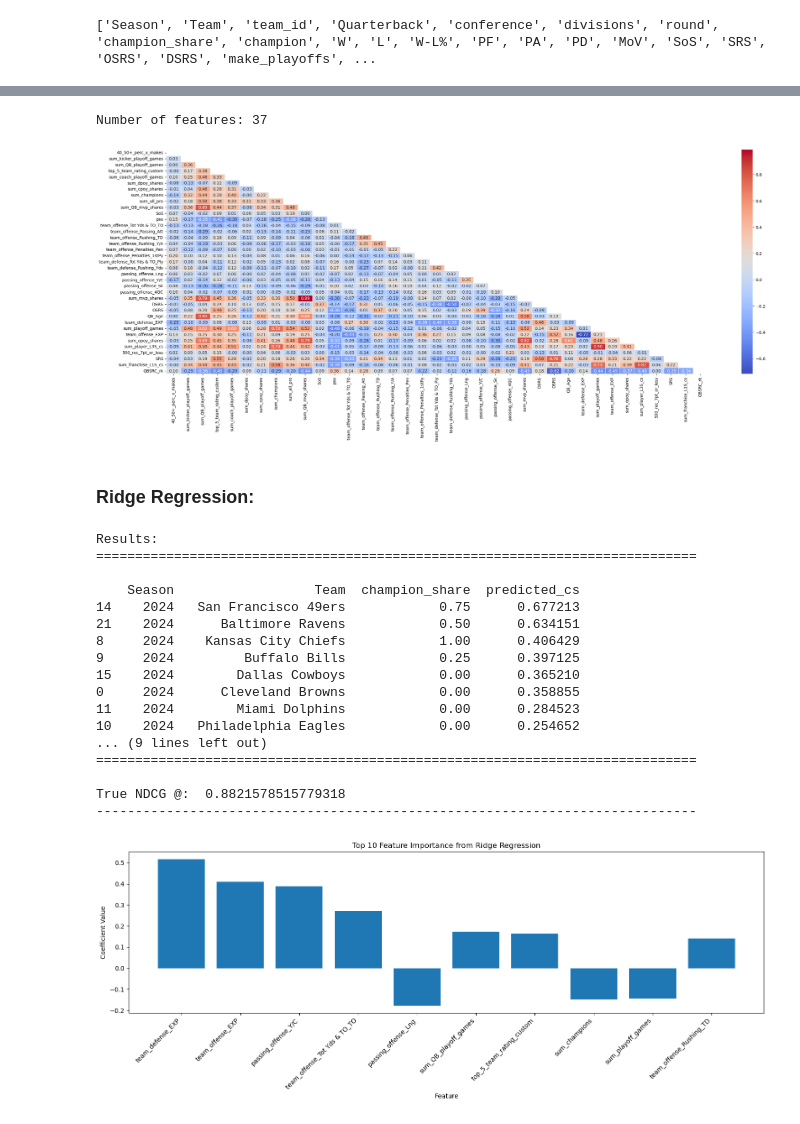
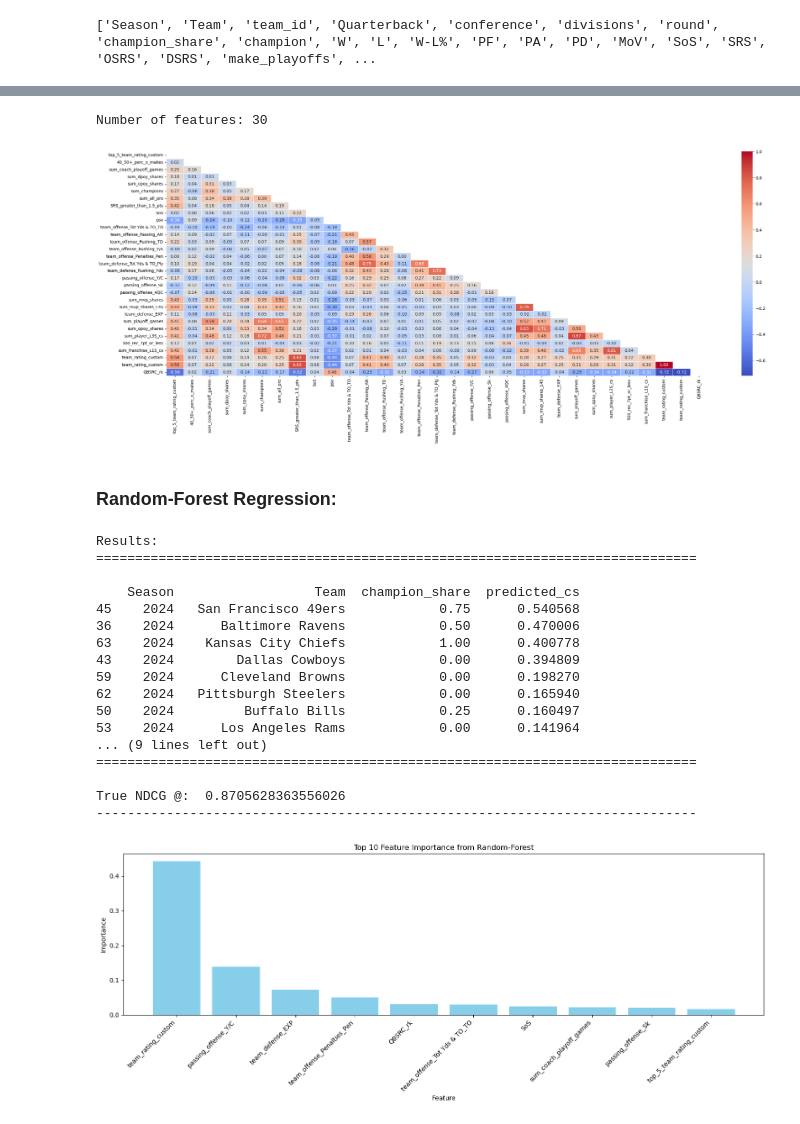
Before and after one commit to allenjake440/NFL_Champion, a Jupyter notebook: nfl_champ_ml.ipynb, the cells around one changed output, grey strips where cells are left out. Drawn from its saved outputs; the diff is of its cells as text; code cells hidden in the pictures.

```diff
--- a/nfl_champ_ml.ipynb
+++ b/nfl_champ_ml.ipynb
@@ -42,7 +44,7 @@ print(list(df.columns))
 ['Season', 'Team', 'team_id', 'Quarterback', 'conference', 'divisions', 'round', 'champion_share', 'champion', 'W', 'L', 'W-L%', 'PF', 'PA', 'PD', 'MoV', 'SoS', 'SRS', 'OSRS', 'DSRS', 'make_playoffs', ...
 # %%
 data_columns = ['QBSRC_rk','W', 'L', 'W-L%', 'PF', 'PA', 'PD', 'MoV', 'SoS', 'SRS', 'OSRS', 'DSRS', 'make_playoffs',
-                'seed', '1_seed', '2_seed', '3_seed', '4_seed', '5_seed', '6_seed', 'playoff_games', 'playoff_wins',
+                'seed', '1_seed', '2_seed', '3_seed', '4_seed', '5_seed', '6_seed', '7_seed', 'playoff_games', 'playoff_wins',
                 'team_offense_PF', 'team_offense_Tot Yds & TO_Yds', 'team_offense_Tot Yds & TO_Ply', 'team_offense_Tot Yds & TO_Y/P',
                 'team_offense_Tot Yds & TO_TO', 'team_offense_Tot Yds & TO_FL', 'team_offense_Tot Yds & TO_1stD', 'team_offense_Tot Yds & TO_Cmp',
                 'team_offense_Tot Yds & TO_Att', 'team_offense_Passing_Yds', 'team_offense_Passing_TD', 'team_offense_Passing_Int', 'team_offense_Passing_NY/A',
@@ -62,7 +64,8 @@ data_columns = ['QBSRC_rk','W', 'L', 'W-L%', 'PF', 'PA', 'PD', 'MoV', 'SoS', 'SR
                 'sum_champion_shares', 'sum_champions', 'sum_playoff_games', 'sum_mvp_shares_L4S', 'sum_dpoy_shares_L4S', 'sum_player_L1S_cs',
                 'sum_player_L3S_cs', 'sum_player_L5S_cs', 'sum_player_L8S_cs', 'conference_record', 'divisions_record', 'sum_coach_playoff_games',
                 'sum_kicker_playoff_games', '40_50+_perc_x_makes', 'Scoring_FG%', 'Scoring_Lng', 'Scoring_XP%', 'break_even_over500_PD',
-                'sum_QB_playoff_games', 'QB_Age', 'sum_QB_mvp_shares', 'sum_franchise_L1S_cs', 'sum_franchise_L3S_cs', 'sum_franchise_L5S_cs', 'sum_franchise_L8S_cs', 'team_rating_custom', 'QB_2_or_more_GWD', '500_rec_7pt_or_less', '625_rec',  'SRS_greater_than_1.5_pts', 'team_rating_custom', 'rank_team_rating_custom', 'top_5_team_rating_custom']
+                'sum_QB_playoff_games', 'QB_Age', 'sum_QB_mvp_shares', 'sum_franchise_L1S_cs', 'sum_franchise_L3S_cs', 'sum_franchise_L5S_cs',
+                  'sum_franchise_L8S_cs', 'team_rating_custom', 'QB_2_or_more_GWD', '500_rec_7pt_or_less', '625_rec',  'SRS_greater_than_1.5_pts', 'team_rating_custom', 'rank_team_rating_custom', 'top_5_team_rating_custom', 'top_7_QBSRC']
 
 df= df.dropna(subset=data_columns)
 data = df[data_columns].copy()
@@ -99,13 +103,13 @@ Columns that were removed:
 # %%
-features = ['40_50+_perc_x_makes', 'sum_kicker_playoff_games', 'sum_QB_playoff_games', 'top_5_team_rating_custom',
-           'sum_coach_playoff_games', 'sum_dpoy_shares', 'sum_cpoy_shares', 'sum_champions', 'sum_all_pro', 'sum_QB_mvp_shares',
+features = ['top_5_team_rating_custom', '40_50+_perc_x_makes',
+           'sum_coach_playoff_games', 'sum_dpoy_shares', 'sum_cpoy_shares', 'sum_champions', 'sum_all_pro','SRS_greater_than_1.5_pts',
 
             'SoS', 'pso',
-           'team_offense_Tot Yds & TO_TO', 'team_offense_Passing_Att', 'team_offense_Rushing_TD', 'team_offense_Rushing_Y/A', 'team_offense_Penalties_Pen' , 'team_offense_Penalties_1stPy',
-            'team_defense_Tot Yds & TO_Ply', 'team_defense_Rushing_Yds', 'passing_offense_Lng', 'passing_offense_Y/C',
-            'passing_offense_Sk', 'passing_offense_4QC', 'sum_mvp_shares', 'DSRS', 'OSRS', 'QB_Age',
+           'team_offense_Tot Yds & TO_TO', 'team_offense_Passing_Att', 'team_offense_Rushing_TD', 'team_offense_Rushing_Y/A', 'team_offense_Penalties_Pen' ,
+            'team_defense_Tot Yds & TO_Ply', 'team_defense_Rushing_Yds', 'passing_offense_Y/C',
+            'passing_offense_Sk', 'passing_offense_4QC', 'sum_mvp_shares', 'sum_mvp_shares_L4S',
 
-             'team_defense_EXP', 'sum_playoff_games', 'team_offense_EXP', 'sum_opoy_shares', 'sum_player_L3S_cs','500_rec_7pt_or_less', 'SRS', 'sum_franchise_L1S_cs', 'QBSRC_rk'
+             'team_defense_EXP', 'sum_playoff_games', 'sum_opoy_shares', 'sum_player_L3S_cs','500_rec_7pt_or_less', 'sum_franchise_L1S_cs', 'team_rating_custom', 'QBSRC_rk'
            ]
 
 
@@ -113,7 +117,7 @@ num_features = len(features)
 
 print(f"Number of features: {num_features}")
 # %% [output]
-Number of features: 37
+Number of features: 30
 # %%
 selected_features_data = data[features]
 correlation_matrix = selected_features_data.corr()
@@ -122,9 +126,9 @@ plt.figure(figsize=(30, 10))
 sns.heatmap(correlation_matrix, annot=True, cmap="coolwarm", fmt=".2f", linewidths=.5, mask=mask)
 plt.show()
 # %% [output]
-[figure, old version]
+[figure, new version]
 # %% [markdown]
-### Ridge Regression:
+### Random-Forest Regression:
 # %%
 df = pd.read_csv("NFL Champion RawData.csv")
 df = df.fillna(0)
@@ -145,10 +149,17 @@ sc.fit(train[features])
 train[features] = sc.transform(train[features])
 test[features] = sc.transform(test[features])
 
-rig = Ridge(alpha=0.5)
-rig.fit(train[features], train["champion_share"])
+rf = RandomForestRegressor(
+    n_estimators=35,
+    max_depth=3,
+    min_samples_split=5,
+    min_samples_leaf=2,
+    random_state=5
+)
 
-predictions = rig.predict(test[features])
+rf.fit(train[features], train["champion_share"])
+
+predictions = rf.predict(test[features])
 predictions = pd.DataFrame(predictions, columns=["predicted_cs"], index=test.index)
 frame = pd.concat([test[["Season", "Team", "champion_share"]], predictions], axis=1)
 frame.sort_values(["Season", "predicted_cs"], inplace=True, ascending=[False, False])
@@ -165,55 +176,50 @@ def ndcg_at_k(r, k):
         idcg = np.sum(np.sort(r)[::-1] / np.log2(np.arange(2, r.size + 2)))
         return dcg / idcg
     return 0.
 
 def calculate_ndcg(df, k=14):
     true_relevance = df['champion_share'].values
     return ndcg_at_k(true_relevance, k)
 
 ndcg_score_true = calculate_ndcg(frame, k=14)
 
 print("NDCG Scores: ")
 print("=============================================================================\n")
 print("True NDCG @: ", ndcg_score_true)
 print("-----------------------------------------------------------------------------\n")
 
-coefficients = rig.coef_
-feature_coefficients = dict(zip(features, coefficients))
-sorted_feature_coefficients = sorted(feature_coefficients.items(), key=lambda x: abs(x[1]), reverse=True)
+rf_importance = rf.feature_importances_
+sorted_idx = np.argsort(rf_importance)[::-1]
+top_features = [features[i] for i in sorted_idx[:10]]
+importance_values = rf_importance[sorted_idx[:10]]
 
-top_features = sorted_feature_coefficients[:10]
-features_names = [x[0] for x in top_features]
-coeff_values = [x[1] for x in top_features]
-
-
-# Plot the chart
 plt.figure(figsize=(15, 6))
-plt.bar(features_names, coeff_values)
-plt.title('Top 10 Feature Importance from Ridge Regression')
-plt.ylabel('Coefficient Value')
+plt.bar(top_features, importance_values, color='skyblue')
+plt.title('Top 10 Feature Importance from Random-Forest')
+plt.ylabel('Importance')
 plt.xlabel('Feature')
 plt.xticks(rotation=45, ha='right')
 plt.tight_layout()
 plt.show()
 # %% [output]
 Results:
 =============================================================================
 
     Season                  Team  champion_share  predicted_cs
-14    2024   San Francisco 49ers            0.75      0.677213
-21    2024      Baltimore Ravens            0.50      0.634151
-8     2024    Kansas City Chiefs            1.00      0.406429
-9     2024         Buffalo Bills            0.25      0.397125
-15    2024        Dallas Cowboys            0.00      0.365210
-0     2024      Cleveland Browns            0.00      0.358855
-11    2024        Miami Dolphins            0.00      0.284523
-10    2024   Philadelphia Eagles            0.00      0.254652
+45    2024   San Francisco 49ers            0.75      0.540568
+36    2024      Baltimore Ravens            0.50      0.470006
+63    2024    Kansas City Chiefs            1.00      0.400778
+43    2024        Dallas Cowboys            0.00      0.394809
+59    2024      Cleveland Browns            0.00      0.198270
+62    2024   Pittsburgh Steelers            0.00      0.165940
+50    2024         Buffalo Bills            0.25      0.160497
+53    2024      Los Angeles Rams            0.00      0.141964
 ... (9 lines left out)
 =============================================================================
 
-True NDCG @:  0.8821578515779318
+True NDCG @:  0.8705628363556026
 -----------------------------------------------------------------------------
-[figure, old version]
+[figure, new version]
 # %%
 actual = frame.sort_values("champion_share", ascending=False)
 predicted = frame.sort_values("predicted_cs", ascending=False)
```
Also changed, not shown: parts of 7 cells of this notebook, 5 other files.
